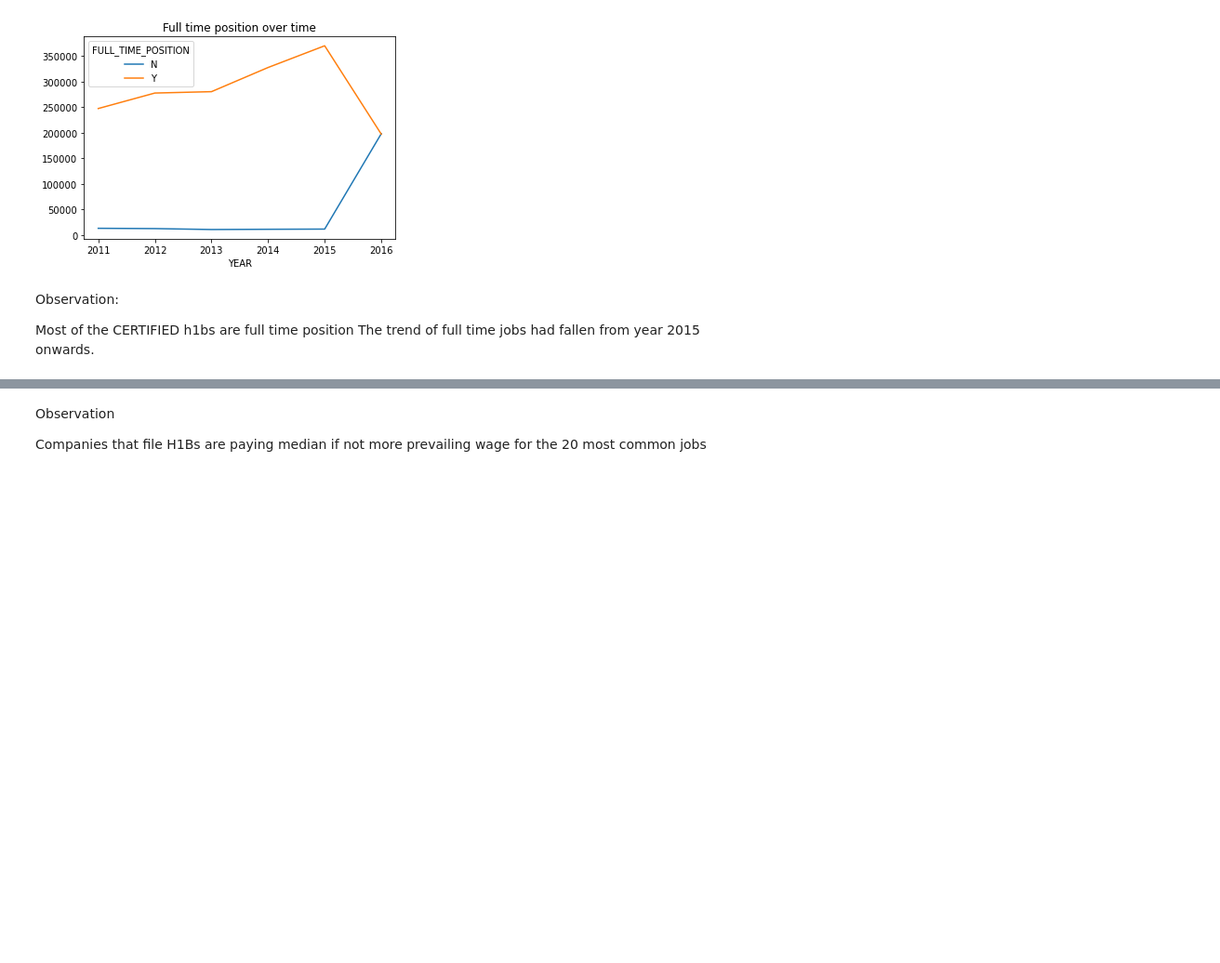
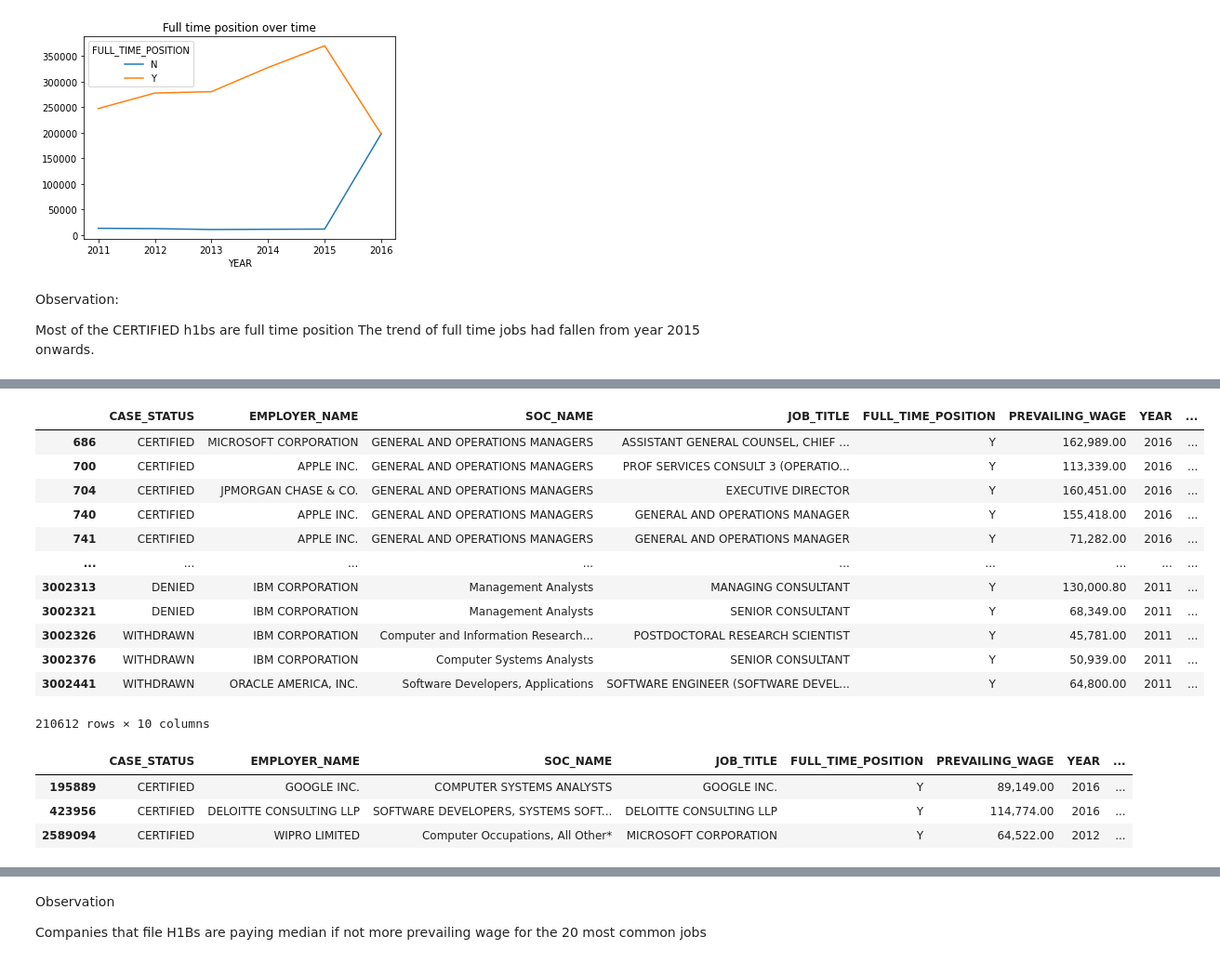
Before and after one commit to DarshilShah96/H1B---Data-Analysis, a Jupyter notebook: H1B -- DATA ANALYSIS.ipynb, the cells around one changed output, grey strips where cells are left out. Shown at 93% size. Cells and saved outputs as stored; diff of their text form; code cells hidden in the pictures; blank space fills up the shorter version.

```diff
--- a/H1B -- DATA ANALYSIS.ipynb
+++ b/H1B -- DATA ANALYSIS.ipynb
@@ -434,0 +486,24 @@ plt.yticks([])
+# %%
+top_20_df
+# %% [output]
+|  | CASE_STATUS | EMPLOYER_NAME | SOC_NAME | JOB_TITLE | FULL_TIME_POSITION | PREVAILING_WAGE | YEAR | ... |
+| 686 | CERTIFIED | MICROSOFT CORPORATION | GENERAL AND OPERATIONS MANAGERS | ASSISTANT GENERAL COUNSEL, CHIEF ... | Y | 162,989.00 | 2016 | ... |
+| 700 | CERTIFIED | APPLE INC. | GENERAL AND OPERATIONS MANAGERS | PROF SERVICES CONSULT 3 (OPERATIO... | Y | 113,339.00 | 2016 | ... |
+| 704 | CERTIFIED | JPMORGAN CHASE & CO. | GENERAL AND OPERATIONS MANAGERS | EXECUTIVE DIRECTOR | Y | 160,451.00 | 2016 | ... |
+| 740 | CERTIFIED | APPLE INC. | GENERAL AND OPERATIONS MANAGERS | GENERAL AND OPERATIONS MANAGER | Y | 155,418.00 | 2016 | ... |
+| 741 | CERTIFIED | APPLE INC. | GENERAL AND OPERATIONS MANAGERS | GENERAL AND OPERATIONS MANAGER | Y | 71,282.00 | 2016 | ... |
+| ... | ... | ... | ... | ... | ... | ... | ... | ... |
+| 3002313 | DENIED | IBM CORPORATION | Management Analysts | MANAGING CONSULTANT | Y | 130,000.80 | 2011 | ... |
+| 3002321 | DENIED | IBM CORPORATION | Management Analysts | SENIOR CONSULTANT | Y | 68,349.00 | 2011 | ... |
+| 3002326 | WITHDRAWN | IBM CORPORATION | Computer and Information Research... | POSTDOCTORAL RESEARCH SCIENTIST | Y | 45,781.00 | 2011 | ... |
+| 3002376 | WITHDRAWN | IBM CORPORATION | Computer Systems Analysts | SENIOR CONSULTANT | Y | 50,939.00 | 2011 | ... |
+| 3002441 | WITHDRAWN | ORACLE AMERICA, INC. | Software Developers, Applications | SOFTWARE ENGINEER (SOFTWARE DEVEL... | Y | 64,800.00 | 2011 | ... |
+210612 rows × 10 columns
+# %%
+top_20_df_common_jobs=top_20_df[top_20_df.JOB_TITLE.isin(Common_Employers)]
+top_20_df_common_jobs
+# %% [output]
+|  | CASE_STATUS | EMPLOYER_NAME | SOC_NAME | JOB_TITLE | FULL_TIME_POSITION | PREVAILING_WAGE | YEAR | ... |
+| 195889 | CERTIFIED | GOOGLE INC. | COMPUTER SYSTEMS ANALYSTS | GOOGLE INC. | Y | 89,149.00 | 2016 | ... |
+| 423956 | CERTIFIED | DELOITTE CONSULTING LLP | SOFTWARE DEVELOPERS, SYSTEMS SOFT... | DELOITTE CONSULTING LLP | Y | 114,774.00 | 2016 | ... |
+| 2589094 | CERTIFIED | WIPRO LIMITED | Computer Occupations, All Other* | MICROSOFT CORPORATION | Y | 64,522.00 | 2012 | ... |
```
Also changed, not shown: parts of 36 cells of this notebook.
